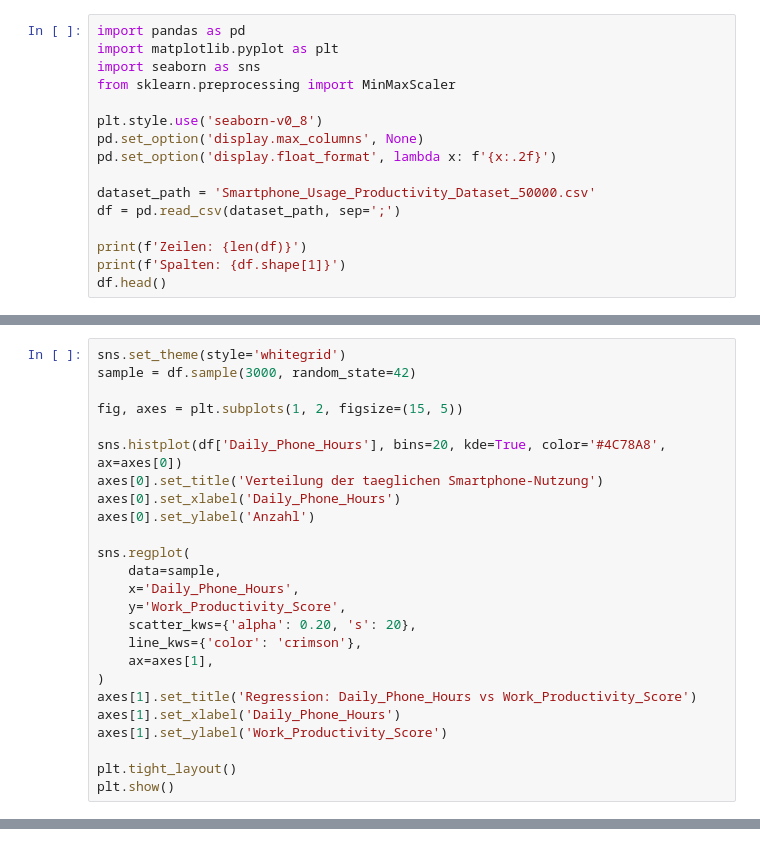
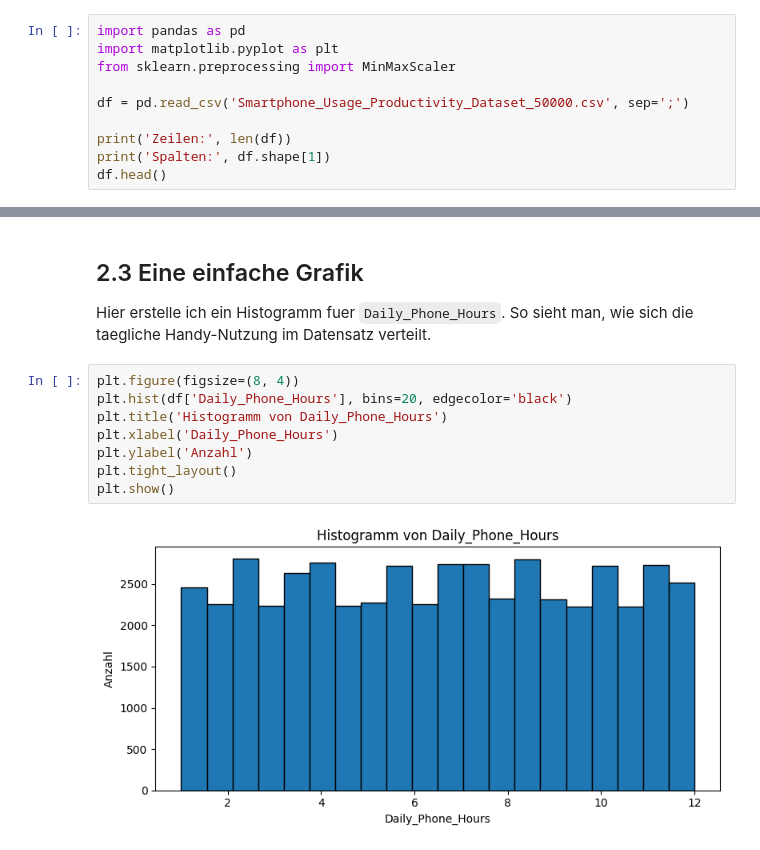
Before and after one commit to BotondCsereklye/LB_259, a Jupyter notebook: data_description.ipynb, the cells around one changed output, grey strips where cells are left out. Cells and saved outputs as stored; diff of their text form.

```diff
--- a/data_description.ipynb
+++ b/data_description.ipynb
@@ -5,18 +5,12 @@ Dieses Notebook dokumentiert **nur Teil 2** der Leistungsbeurteilung. Der Datens
 # %%
 import pandas as pd
 import matplotlib.pyplot as plt
-import seaborn as sns
 from sklearn.preprocessing import MinMaxScaler
 
-plt.style.use('seaborn-v0_8')
-pd.set_option('display.max_columns', None)
-pd.set_option('display.float_format', lambda x: f'{x:.2f}')
+df = pd.read_csv('Smartphone_Usage_Productivity_Dataset_50000.csv', sep=';')
 
-dataset_path = 'Smartphone_Usage_Productivity_Dataset_50000.csv'
-df = pd.read_csv(dataset_path, sep=';')
-
-print(f'Zeilen: {len(df)}')
-print(f'Spalten: {df.shape[1]}')
+print('Zeilen:', len(df))
+print('Spalten:', df.shape[1])
 df.head()
 # %% [output]
 Zeilen: 50000
@@ -177,25 +64,0 @@ Die folgende Abbildung zeigt einerseits die Verteilung der taeglichen Smartphone
-# %%
-sns.set_theme(style='whitegrid')
-sample = df.sample(3000, random_state=42)
-
-fig, axes = plt.subplots(1, 2, figsize=(15, 5))
-
-sns.histplot(df['Daily_Phone_Hours'], bins=20, kde=True, color='#4C78A8', ax=axes[0])
-axes[0].set_title('Verteilung der taeglichen Smartphone-Nutzung')
-axes[0].set_xlabel('Daily_Phone_Hours')
-axes[0].set_ylabel('Anzahl')
-
-sns.regplot(
-    data=sample,
-    x='Daily_Phone_Hours',
-    y='Work_Productivity_Score',
-    scatter_kws={'alpha': 0.20, 's': 20},
-    line_kws={'color': 'crimson'},
-    ax=axes[1],
-)
-axes[1].set_title('Regression: Daily_Phone_Hours vs Work_Productivity_Score')
-axes[1].set_xlabel('Daily_Phone_Hours')
-axes[1].set_ylabel('Work_Productivity_Score')
-
-plt.tight_layout()
-plt.show()
@@ -252,0 +103,14 @@ Fuer Teil 2 wurde das Vorhersagefeld `Work_Productivity_Score` ausgewaehlt, der
+# %% [markdown]
+## 2.3 Eine einfache Grafik
+
+Hier erstelle ich ein Histogramm fuer `Daily_Phone_Hours`. So sieht man, wie sich die taegliche Handy-Nutzung im Datensatz verteilt.
+# %%
+plt.figure(figsize=(8, 4))
+plt.hist(df['Daily_Phone_Hours'], bins=20, edgecolor='black')
+plt.title('Histogramm von Daily_Phone_Hours')
+plt.xlabel('Daily_Phone_Hours')
+plt.ylabel('Anzahl')
+plt.tight_layout()
+plt.show()
+# %% [output]
+[figure, added]
```
Also changed, not shown: parts of 24 cells of this notebook.
